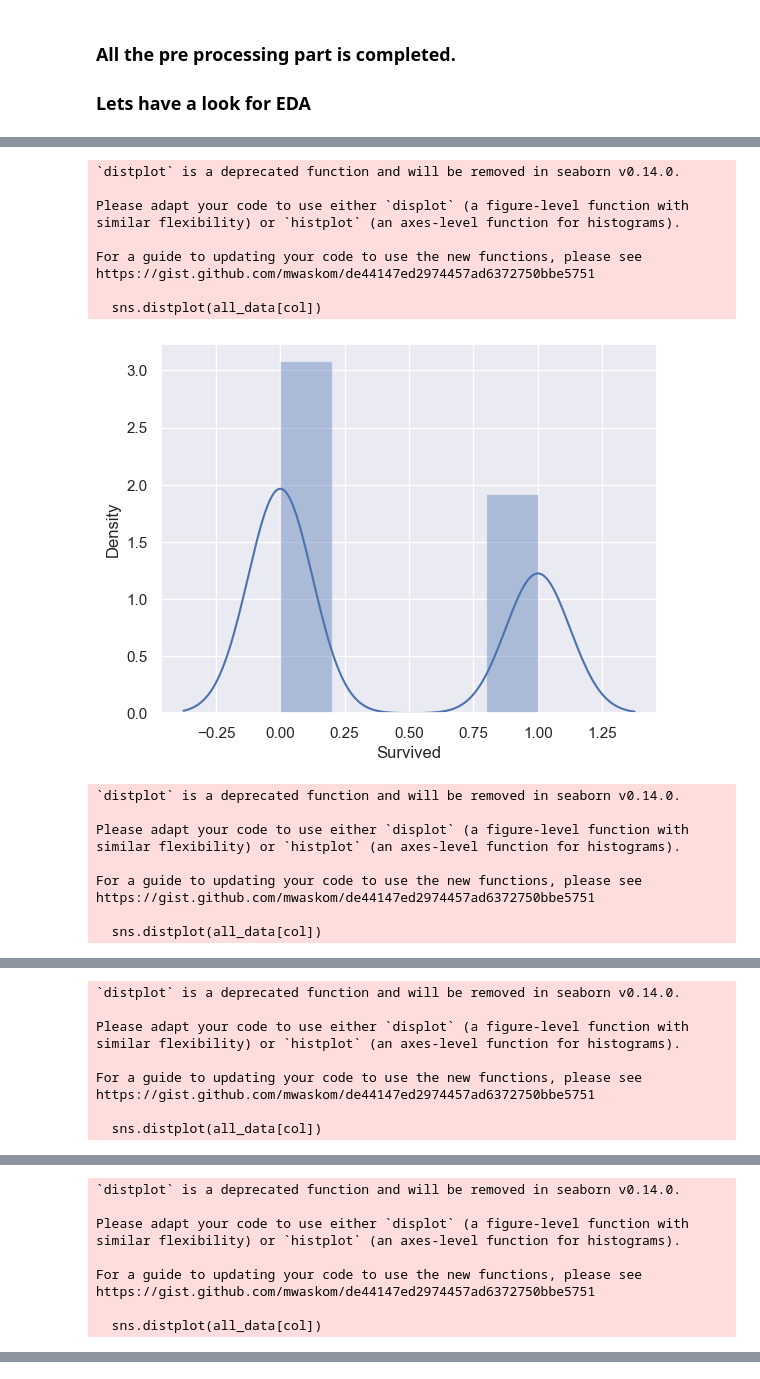
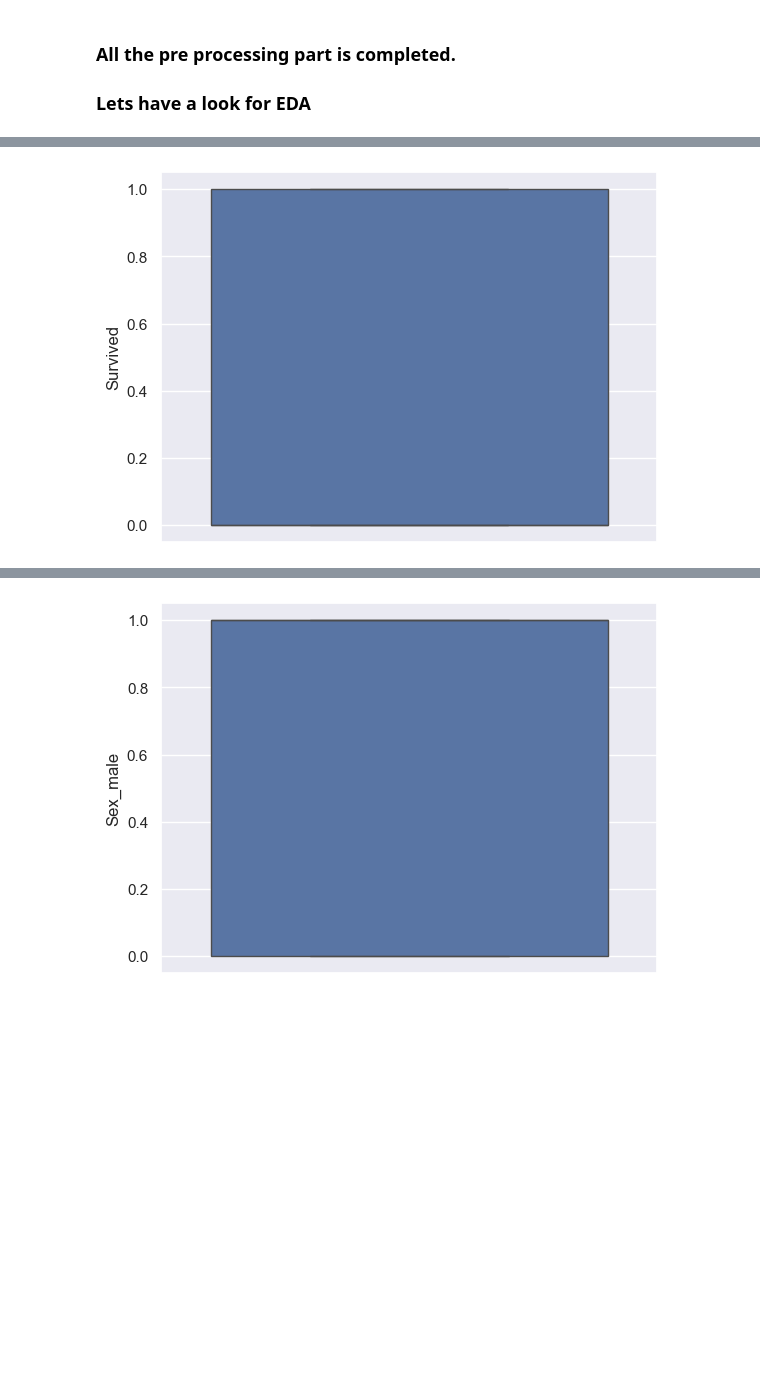
Before and after one commit to Jayshankar10/ML-Projects, a Jupyter notebook: 2-Logistic Regression/Norebook Experiment/Titanic data.ipynb, the cells around one changed output, grey strips where cells are left out. Drawn from its saved outputs; the diff is of its cells as text; code cells hidden in the pictures; blank space fills up the shorter version.

```diff
--- a/2-Logistic Regression/Norebook Experiment/Titanic data.ipynb
+++ b/2-Logistic Regression/Norebook Experiment/Titanic data.ipynb
@@ -331,3 +331,9 @@ Name: count, dtype: int64
 # %% [markdown]
 ### All the pre processing part is completed.
 ### Lets have a look for EDA
+# %%
+def histplots(col):
+    sns.histplot(all_data[col],kde=True,kde_kws=dict(cut=3))
+    plt.show()
+for i in list(all_data.select_dtypes(exclude=['object']).columns):
+    histplots(i)
@@ -334,26 +350,8 @@ Name: count, dtype: int64
 # %%
-def distplots(col):
-    sns.distplot(all_data[col])
+def boxplots(col):
+    sns.boxplot(all_data[col])
     plt.show()
 for i in list(all_data.select_dtypes(exclude=['object']).columns):
-    distplots(i)
+    boxplots(i)
 # %% [output]
-`distplot` is a deprecated function and will be removed in seaborn v0.14.0.
-
-Please adapt your code to use either `displot` (a figure-level function with
-similar flexibility) or `histplot` (an axes-level function for histograms).
-
-For a guide to updating your code to use the new functions, please see
-https://gist.github.com/mwaskom/de44147ed2974457ad6372750bbe5751
-
-  sns.distplot(all_data[col])
-[figure, old version]
+[figure, new version]
-`distplot` is a deprecated function and will be removed in seaborn v0.14.0.
-
-Please adapt your code to use either `displot` (a figure-level function with
-similar flexibility) or `histplot` (an axes-level function for histograms).
-
-For a guide to updating your code to use the new functions, please see
-https://gist.github.com/mwaskom/de44147ed2974457ad6372750bbe5751
-
-  sns.distplot(all_data[col])
@@ -361,9 +358,0 @@ https://gist.github.com/mwaskom/de44147ed2974457ad6372750bbe5751
-`distplot` is a deprecated function and will be removed in seaborn v0.14.0.
-
-Please adapt your code to use either `displot` (a figure-level function with
-similar flexibility) or `histplot` (an axes-level function for histograms).
-
-For a guide to updating your code to use the new functions, please see
-https://gist.github.com/mwaskom/de44147ed2974457ad6372750bbe5751
-
-  sns.distplot(all_data[col])
@@ -371,9 +359,0 @@ https://gist.github.com/mwaskom/de44147ed2974457ad6372750bbe5751
-`distplot` is a deprecated function and will be removed in seaborn v0.14.0.
-
-Please adapt your code to use either `displot` (a figure-level function with
-similar flexibility) or `histplot` (an axes-level function for histograms).
-
-For a guide to updating your code to use the new functions, please see
-https://gist.github.com/mwaskom/de44147ed2974457ad6372750bbe5751
-
-  sns.distplot(all_data[col])
@@ -401,0 +363 @@ https://gist.github.com/mwaskom/de44147ed2974457ad6372750bbe5751
+[figure, added]
```
Also changed, not shown: parts of 7 cells of this notebook.
